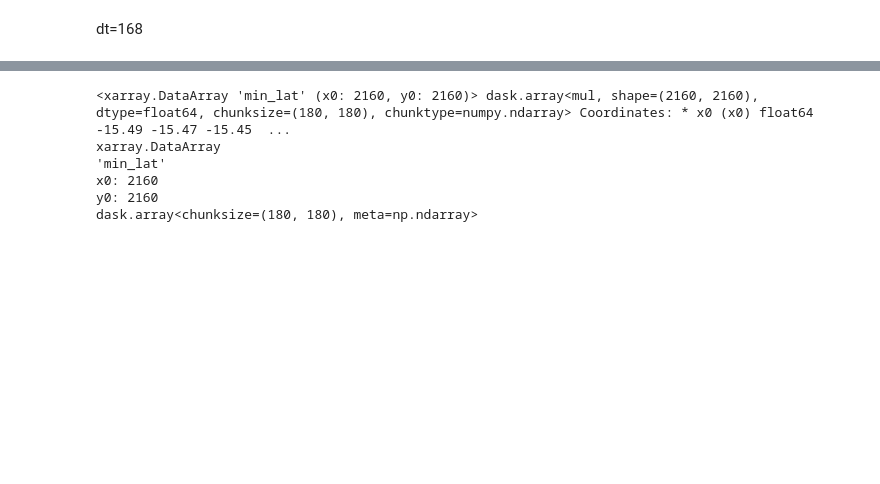
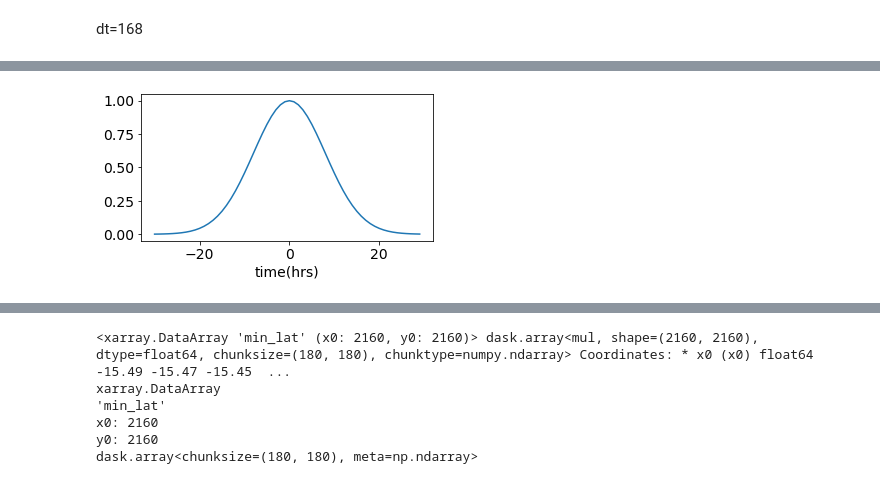
Before and after one commit to cspencerjones/separating-balanced, a Jupyter notebook: python/assess_filter_width.ipynb, the cells around one changed output, grey strips where cells are left out. Saved outputs shown, nothing was run; the diff lists cells and outputs as text; code cells hidden in the pictures; blank space fills up the shorter version.

Commit message:
added convolution filtering

```diff
--- a/python/assess_filter_width.ipynb
+++ b/python/assess_filter_width.ipynb
@@ -76,0 +82,19 @@ fig.savefig('agulhas_spectrum_lagrang.png')
+# %%
+def gaussian(x, mu, sig):
+    return np.exp(-np.power(x - mu, 2.) / (2 * np.power(sig, 2.)))
+# %%
+# sig = 8 is a pretty wide window. Maybe use this to decide total run length
+# sig = 1.5 is probably vigorous enough to be useful
+window_width=60
+weight = xr.DataArray(gaussian(np.arange(-window_width/2,window_width/2), 0, 8), dims=['window'])
+windowed_u_point = u_point.rolling(time=window_width, center=True).construct('window').dot(weight)/np.sum(weight)
+# %%
+plt.figure(figsize=(5,3))
+weight_x = weight.assign_coords(time=('window',np.arange(-window_width/2,window_width/2)))
+weight_x.plot(x='time')
+plt.xlabel('time(hrs)')
+plt.tight_layout()
+fig=plt.gcf()
+fig.savefig('gaussian_filter_8hr.png')
+# %% [output]
+[figure, added]
```
Also changed, not shown: parts of 22 cells of this notebook, 2 other files.
